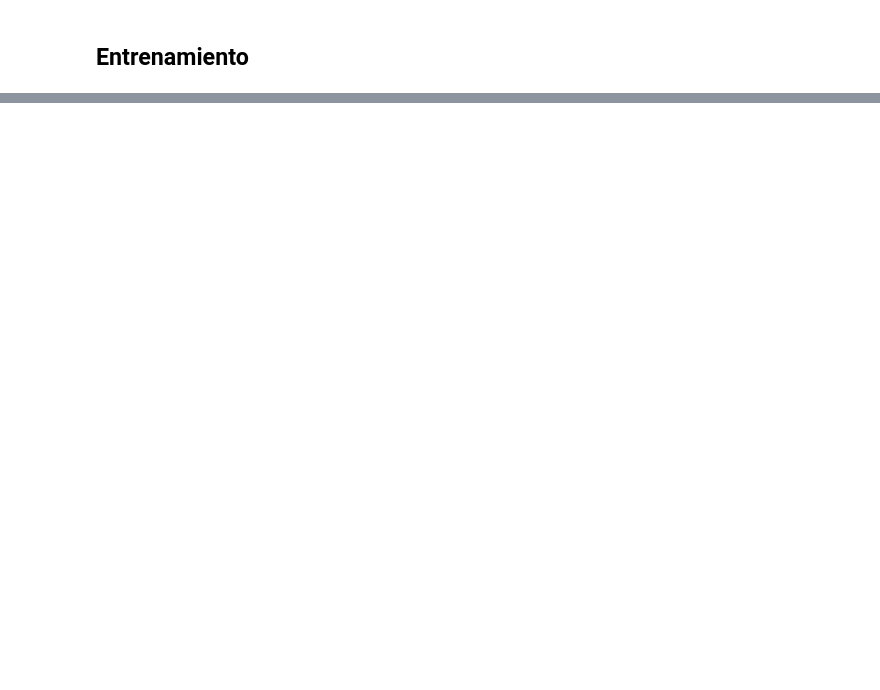
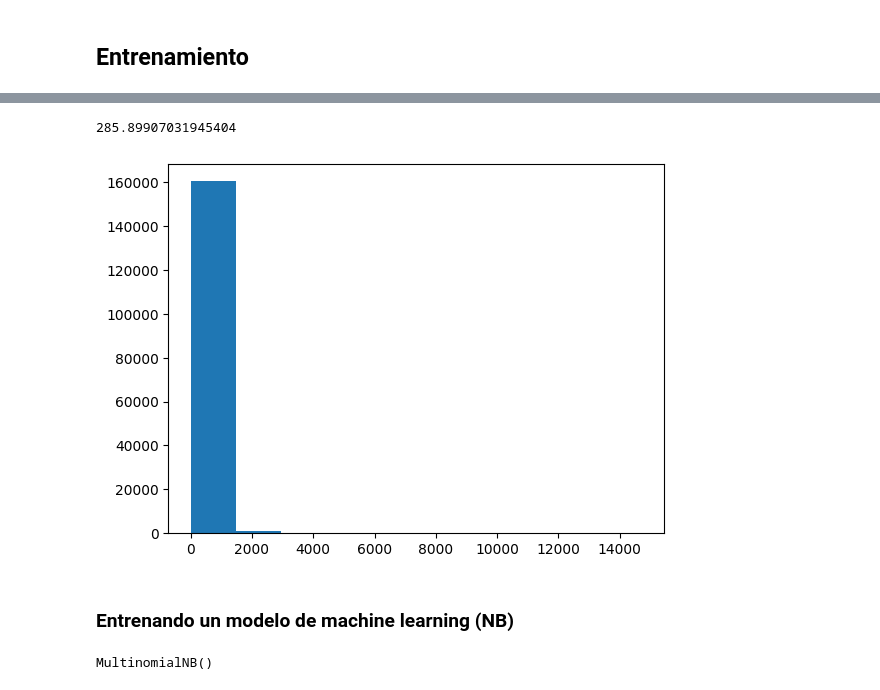
Before and after one commit to jmartingv/nlp-clasifier, a Jupyter notebook: notebook.ipynb, the cells around one changed output, grey strips where cells are left out. Drawn from its saved outputs; the diff is of its cells as text; code cells hidden in the pictures; blank space fills up the shorter version.

Commit message:
nb classifier implementation

```diff
--- a/notebook.ipynb
+++ b/notebook.ipynb
@@ -67,0 +105,13 @@ datos_limpio.head()
+# %%
+str_lengths = []
+for row in datos_recortados['FullText']:
+    str_lengths.append(len(row))
+
+print(np.mean(str_lengths))
+plt.hist(str_lengths)
+plt.show()
+# %% [output]
+285.89907031945404
+[figure, added]
+# %% [markdown]
+### Entrenando un modelo de machine learning (NB)
@@ -67,0 +125,5 @@ datos_limpio.head()
+# %%
+nb_classifier = MultinomialNB()
+nb_classifier.fit(X_train_tfidf, y_train)
+# %% [output]
+MultinomialNB()
```
Also changed, not shown: parts of 17 cells of this notebook.
